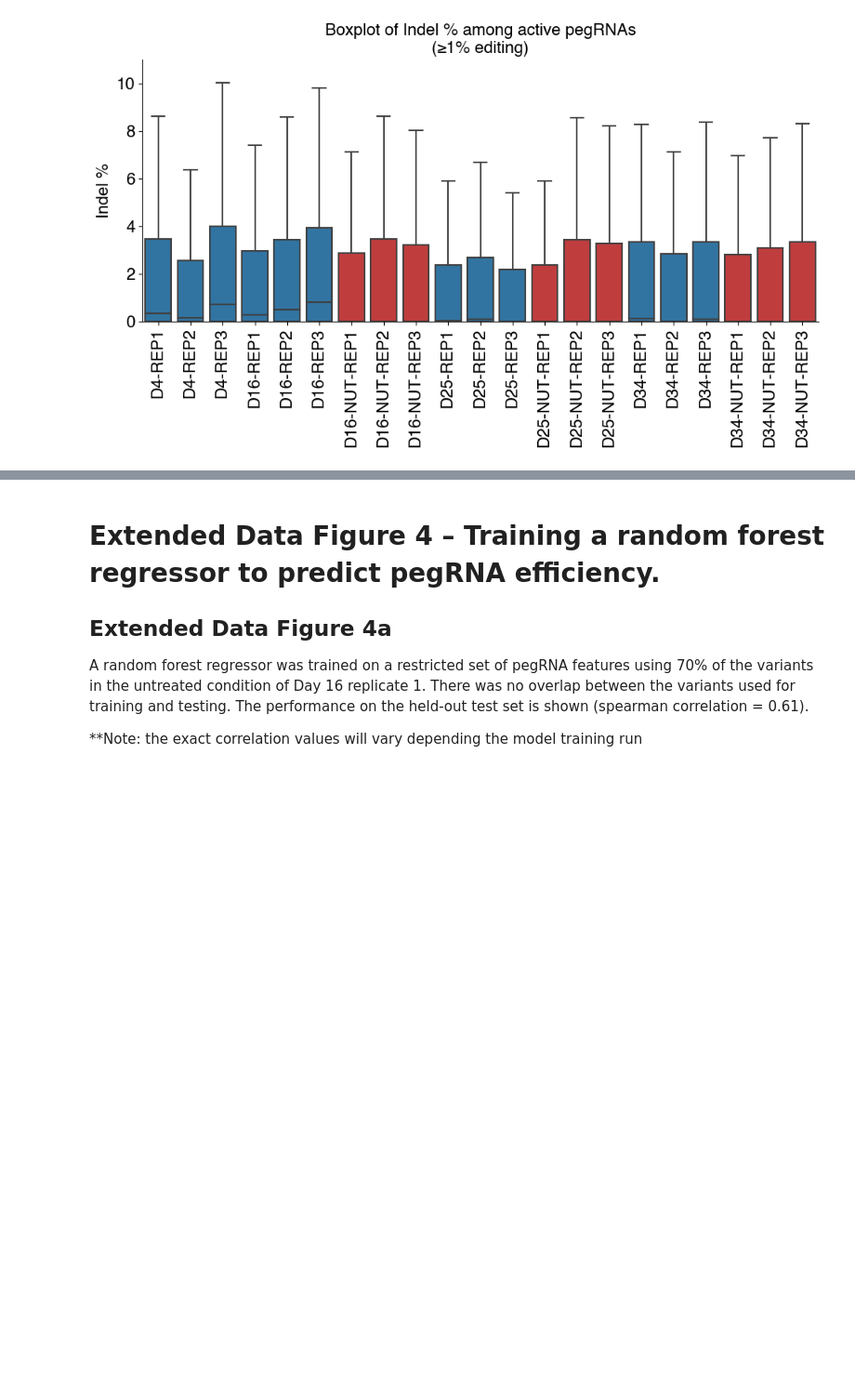
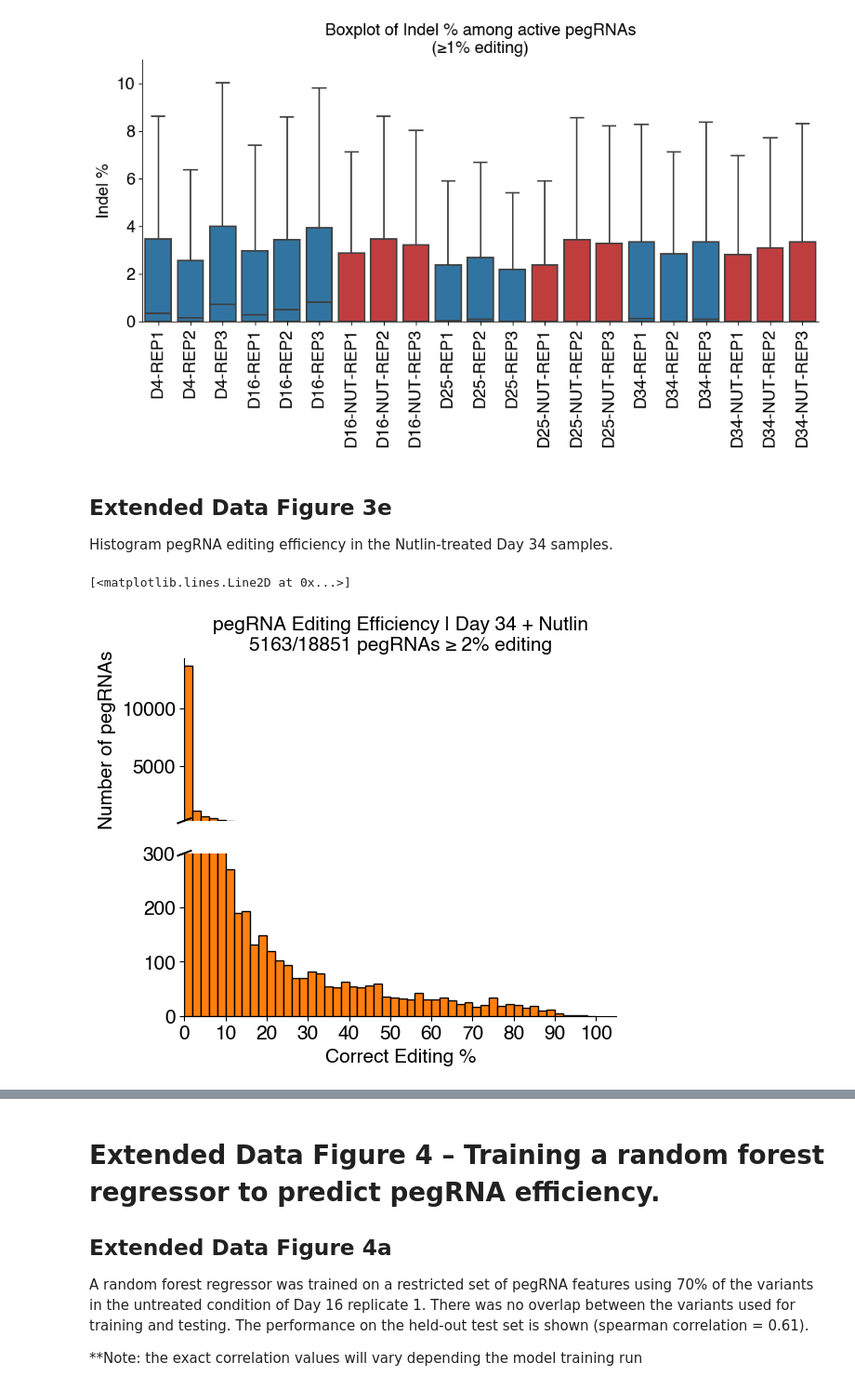
Before and after one commit to samgould2/p53-prime-editing-sensor, a Jupyter notebook: extended_figures.ipynb, the cells around one changed output, grey strips where cells are left out. Shown at 93% size. Saved outputs shown, nothing was run; the diff lists cells and outputs as text; code cells hidden in the pictures; blank space fills up the shorter version.

Commit message:
adding extended fig 3e-g

```diff
--- a/extended_figures.ipynb
+++ b/extended_figures.ipynb
@@ -564,3 +564,76 @@ for i, tick_label in enumerate(g.axes.get_xticklabels()):
 fig.tight_layout()
 # %% [output]
 [figure]
+# %% [markdown]
+## Extended Data Figure 3e
+
+Histogram pegRNA editing efficiency in the Nutlin-treated Day 34 samples.
+# %%
+# reading in MERGED correct editing percentages
+# this is just adding the outcomes of different replicates to improve sample size
+
+#reading in correct editing percentages
+#loading in the merged replicates to boost confidence on sensor
+fp = "crispresso_replicates_merged"
+
+reorder = []
+
+conditions = ['D4', 'D16', 'D16-NUT', 'D25', 'D25-NUT', 'D34', 'D34-NUT']
+
+for i in conditions:
+    df = pd.read_csv(f"{fp}/{i}_reps_combined.csv")
+    df['peg_id'] = p53_filtered['peg_id']
+    reorder.append(df)
+
+cp_dict2 = dict(zip(conditions, reorder))
+# %%
+#histogram
+#for x in samples[1:]:
+x = 'D34-NUT'
+df = cp_dict2[x]
+count_threshold = 10
+fil = df[df['Reads_aligned_all_amplicons']>=count_threshold]
+
+cp = np.array(fil['corr_perc_backsub'])
+
+over5 = sum(cp>=2)
+totalvars = len(cp)
+
+
+f, (ax, ax2) = plt.subplots(2, 1, figsize=(6,5), sharex=True)
+
+ax.hist(cp, bins=np.linspace(0,100,51),edgecolor='black', color='tab:orange', linewidth=1);
+ax2.hist(cp, bins=np.linspace(0,100,51),edgecolor='black', color='tab:orange',linewidth=1);
+
+
+ax.set_xlim(0,)
+ax.set_ylim(300,)
+ax2.set_ylim(0,300)
+
+
+ax.set_title(f"pegRNA Editing Efficiency | Day 34 + Nutlin\n{over5}/{totalvars} pegRNAs ≥ 2% editing", fontsize=15)
+ax.set_ylabel('Number of pegRNAs', fontsize=15)
+ax2.set_xlabel("Correct Editing %", fontsize=15)
+ax.tick_params(axis='both', which='major', bottom=False, labelsize=15)
+ax2.tick_params(axis='both', which='major', labelsize=15)
+
+ax.spines['top'].set_visible(False)
+ax.spines['right'].set_visible(False)
+ax.spines['bottom'].set_visible(False)
+ax2.spines['top'].set_visible(False)
+ax2.spines['right'].set_visible(False)
+
+ax.tick_params(labeltop=False)
+
+ax.set_xticks(np.linspace(0,100,11));
+
+d = .015  # how big to make the diagonal lines in axes coordinates
+# arguments to pass to plot, just so we don't keep repeating them
+kwargs = dict(transform=ax.transAxes, color='k', clip_on=False)
+ax.plot((-d, +d), (-d, +d), **kwargs)        # top-left diagonal
+
+kwargs.update(transform=ax2.transAxes)  # switch to the bottom axes
+ax2.plot((-d, +d), (1 - d, 1 + d), **kwargs)  # bottom-left diagonal
+# %% [output]
+[<matplotlib.lines.Line2D at 0x...>]
+[figure, added]
```
Also changed, not shown: parts of 5 cells of this notebook, 1 other file.
